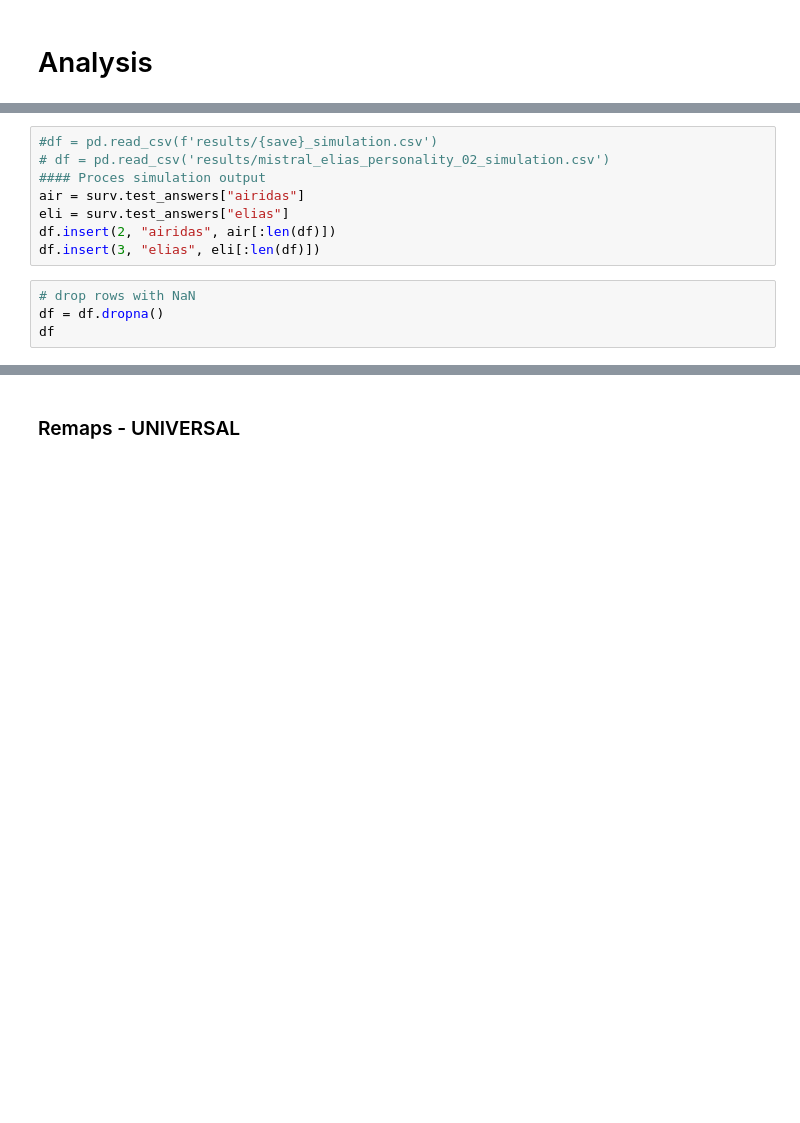
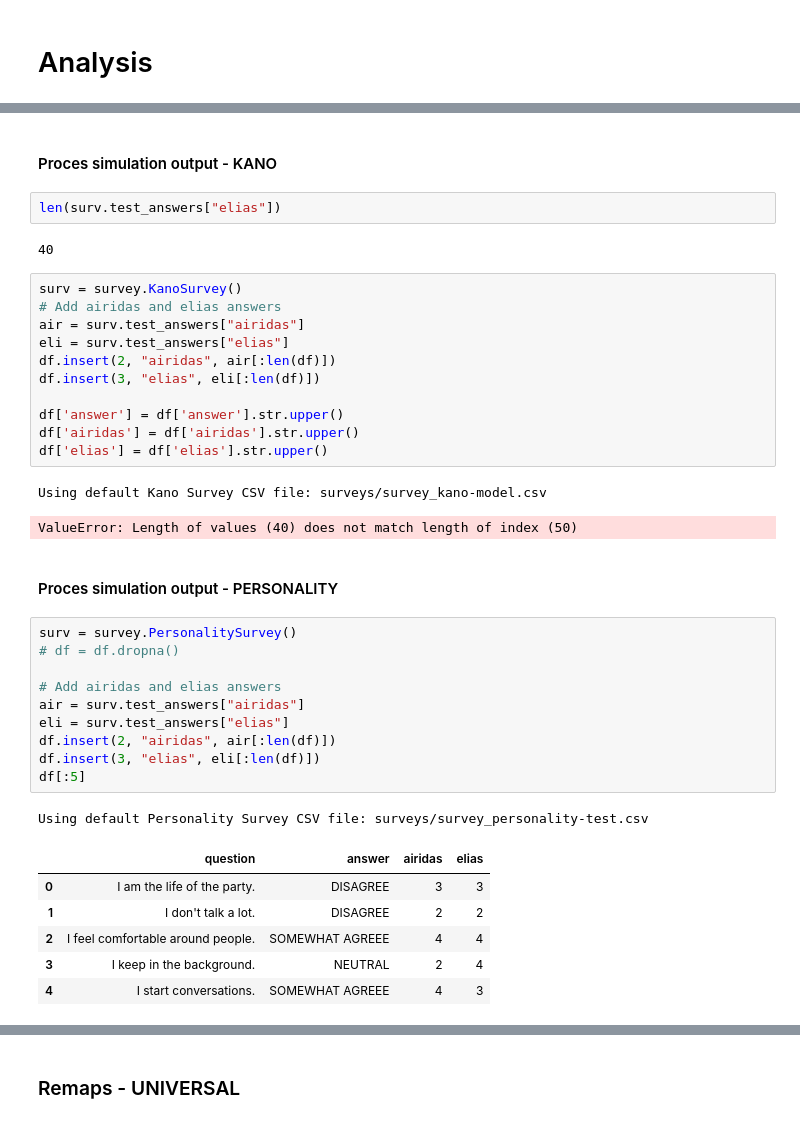
Before and after one commit to Brikas/Thesis, a Jupyter notebook: elias.ipynb, the cells around one changed output, grey strips where cells are left out. Drawn from its saved outputs; the diff is of its cells as text; blank space fills up the shorter version.

```diff
--- a/elias.ipynb
+++ b/elias.ipynb
@@ -621,15 +533,43 @@ def extract_uppercase_text(text):
+# %% [markdown]
+#### Proces simulation output - KANO
+# %%
+len(surv.test_answers["elias"])
+# %% [output]
+40
+# %%
+surv = survey.KanoSurvey()
+# Add airidas and elias answers
+air = surv.test_answers["airidas"]
+eli = surv.test_answers["elias"]
+df.insert(2, "airidas", air[:len(df)])
+df.insert(3, "elias", eli[:len(df)])
+
+df['answer'] = df['answer'].str.upper()
+df['airidas'] = df['airidas'].str.upper()
+df['elias'] = df['elias'].str.upper()
+# %% [output]
+Using default Kano Survey CSV file: surveys/survey_kano-model.csv
+ValueError: Length of values (40) does not match length of index (50)
+# %% [markdown]
+#### Proces simulation output - PERSONALITY
 # %%
-#df = pd.read_csv(f'results/{save}_simulation.csv')
-# df = pd.read_csv('results/mistral_elias_personality_02_simulation.csv')
-#### Proces simulation output
+surv = survey.PersonalitySurvey()
+# df = df.dropna()
+
+# Add airidas and elias answers
 air = surv.test_answers["airidas"]
 eli = surv.test_answers["elias"]
 df.insert(2, "airidas", air[:len(df)])
 df.insert(3, "elias", eli[:len(df)])
+df[:5]
+# %% [output]
+Using default Personality Survey CSV file: surveys/survey_personality-test.csv
+|  | question | answer | airidas | elias |
+| 0 | I am the life of the party. | DISAGREE | 3 | 3 |
+| 1 | I don't talk a lot. | DISAGREE | 2 | 2 |
+| 2 | I feel comfortable around people. | SOMEWHAT AGREEE | 4 | 4 |
+| 3 | I keep in the background. | NEUTRAL | 2 | 4 |
+| 4 | I start conversations. | SOMEWHAT AGREEE | 4 | 3 |
-# %%
-# drop rows with NaN
-df = df.dropna()
-df
 # %%
 # compute one number of how the percentage of correct answers
 result_data = {
```
Also changed, not shown: parts of 36 cells of this notebook, 36 other files.
